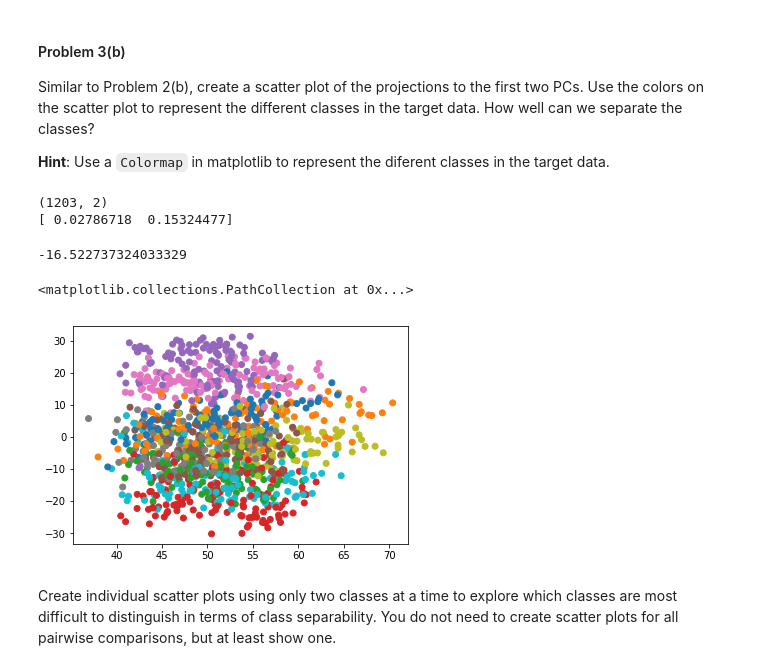
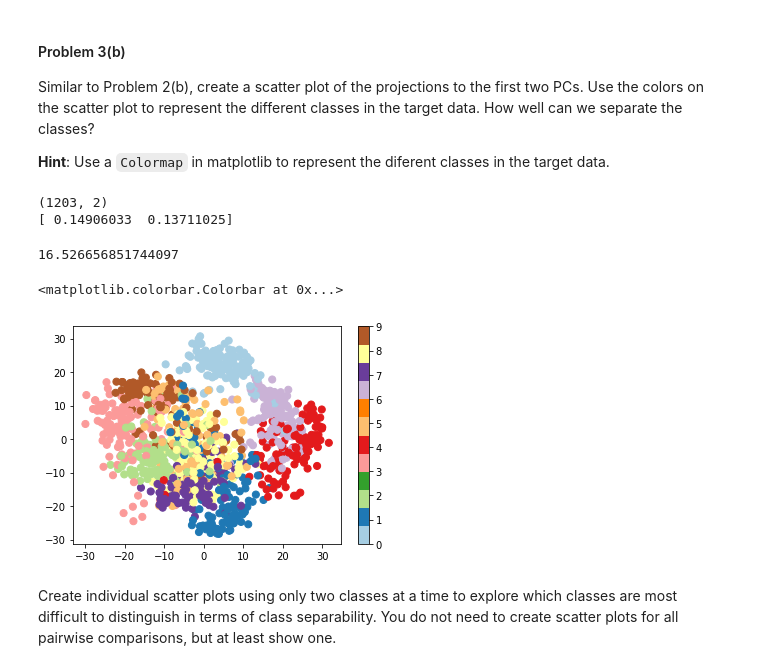
Before and after one commit to StevenDalderop/2014, a Jupyter notebook: homework/HW3.ipynb, the cells around one changed output. Saved outputs shown, nothing was run; the diff lists cells and outputs as text; code cells hidden in the pictures.

```diff
--- a/homework/HW3.ipynb
+++ b/homework/HW3.ipynb
@@ -670,24 +712,25 @@ Similar to Problem 2(b), create a scatter plot of the projections to the first t
 **Hint**: Use a `Colormap` in matplotlib to represent the diferent classes in the target data.
 # %%
 from sklearn.decomposition import TruncatedSVD
-svd=TruncatedSVD()
+svd=TruncatedSVD(n_components=2)
 X_train_new=svd.fit_transform(X_train)
 print X_train_new.shape
 print svd.explained_variance_ratio_
 # %% [output]
 (1203, 2)
-[ 0.02786718  0.15324477]
+[ 0.14906033  0.13711025]
 # %%
 X_train_new[1][1]
 # %% [output]
--16.522737324033329
+16.526656851744097
 # %%
-x=[X_train_new[i][0] for i in range( len(X_train_new))]
+x=X_train_new[:,0]
 y=[X_train_new[i][1] for i in range(len(X_train_new))]
 # %%
-plt.scatter(x,y,alpha=1,c=y_train,cmap="tab10")
+plt.scatter(x,y,alpha=1,s=50,c=y_train,cmap=plt.cm.Paired)
+plt.colorbar()
 # %% [output]
-<matplotlib.collections.PathCollection at 0x...>
+<matplotlib.colorbar.Colorbar at 0x...>
-[figure, old version]
+[figure, new version]
 # %% [markdown]
 Create individual scatter plots using only two classes at a time to explore which classes are most difficult to distinguish in terms of class separability.  You do not need to create scatter plots for all pairwise comparisons, but at least show one.
```
Also changed, not shown: parts of 18 cells of this notebook.
